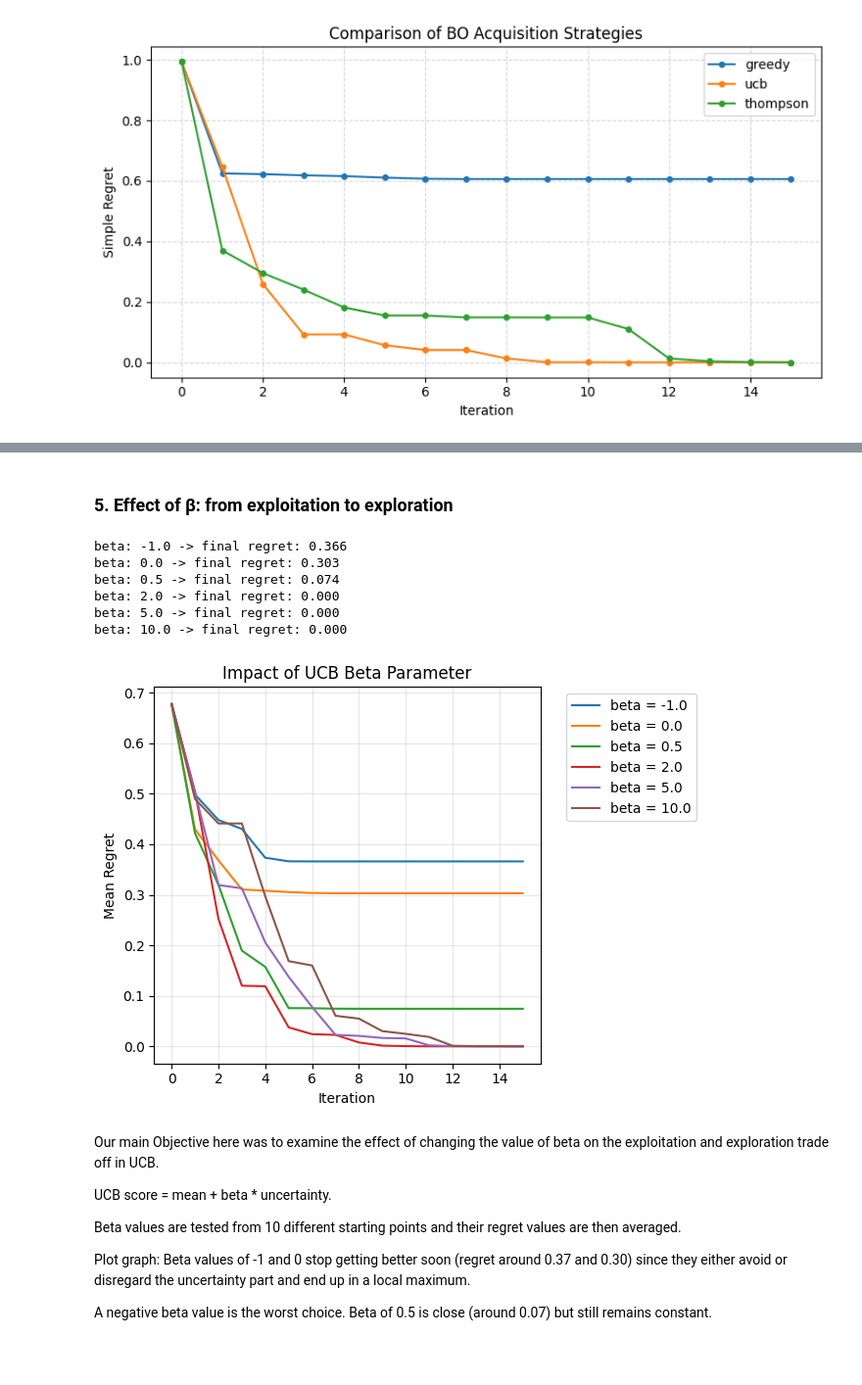
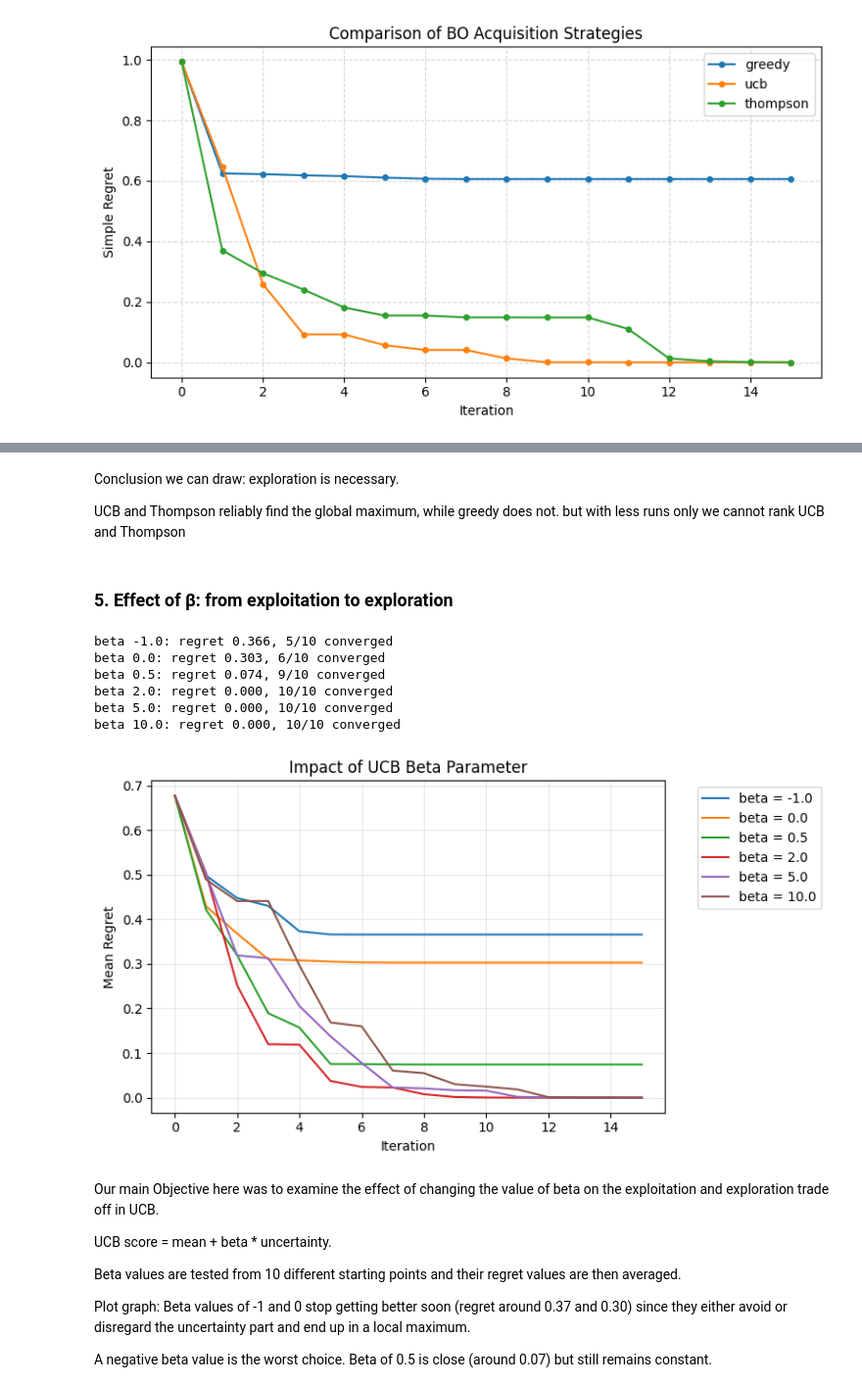
Before and after one commit to TejasDharmale/Bayesian-machine-learning-assignment, a Jupyter notebook: Bayesian_machine_learning_project.ipynb, the cells around one changed output, grey strips where cells are left out. Shown at 98% size. Cells and saved outputs as stored; diff of their text form; code cells hidden in the pictures; blank space fills up the shorter version.

```diff
--- a/Bayesian_machine_learning_project.ipynb
+++ b/Bayesian_machine_learning_project.ipynb
@@ -361,38 +300,30 @@ def fit_hyperparams(X, y, noise=0.01):
 key = jr.PRNGKey(42)
 X10 = jr.uniform(key, (10, 1))
 y10 = f(X10)
-
 print("Fitting hyperparameters...")
 best_ell, best_sf = fit_hyperparams(X10, y10)
 print(f"Optimal lengthscale: {float(best_ell[0]):.3f} | signal std: {float(best_sf[0]):.3f}")
-
 print("Running vmap for NLML curve...")
 nlml_curve = jax.vmap(lambda e: nlml(e, 1.0, X10, y10))(ELL_GRID)
-
-mu, cov_matrix = gp_posterior((X10, y10), X_test, k_SE, (best_ell, best_sf))
-std_dev = jnp.sqrt(jnp.clip(jnp.diag(cov_matrix), min=0.0))
-
+mu, cov_matrix = gp_posterior((X10, y10), X_grid, kernel, (best_ell, best_sf))
+sigma= jnp.sqrt(jnp.clip(jnp.diag(cov_matrix), min=0.0))
 fig, (ax_nlml, ax_gp) = plt.subplots(1, 2, figsize=(12, 4))
-
 ax_nlml.semilogx(ELL_GRID, nlml_curve, color='tab:blue')
 ax_nlml.axvline(float(best_ell[0]), color='crimson', linestyle='--', label='Chosen Lengthscale')
 ax_nlml.set_xlabel('Lengthscale')
 ax_nlml.set_ylabel('Negative Log Marginal Likelihood')
 ax_nlml.legend(loc='upper right')
 ax_nlml.set_title("NLML Landscape")
-
-ax_gp.plot(X_test[:, 0], f(X_test), 'k--', label='True function', alpha=0.7)
-ax_gp.plot(X_test[:, 0], mu, color='tab:blue', label='GP mean')
-
-upper_bound = mu + 2 * std_dev
-lower_bound = mu - 2 * std_dev
-ax_gp.fill_between(X_test[:, 0], lower_bound, upper_bound, color='tab:blue', alpha=0.2, label='±2σ')
+ax_gp.plot(X_grid[:, 0], f(X_grid), 'k--', label='True function', alpha=0.7)
+ax_gp.plot(X_grid[:, 0], mu, color='tab:blue', label='GP mean')
+upper_bound = mu + 2 * sigma
+lower_bound = mu - 2 * sigma
+ax_gp.fill_between(X_grid[:, 0], lower_bound, upper_bound, color='tab:blue', alpha=0.2, label='±2σ')
 ax_gp.scatter(X10[:, 0], y10, color='red', zorder=5, label='Training data')
 ax_gp.set_xlabel('x')
 ax_gp.set_ylabel('f(x)')
 ax_gp.legend(loc='lower left')
 ax_gp.set_title("GP Fit")
-
 plt.tight_layout()
 plt.show()
 # %% [output]
@@ -549,38 +478,38 @@ while greedy does not. but with 5 runs only we cannot rank UCB and Thompson
+# %% [markdown]
+Conclusion we can draw: exploration is necessary.
+
+UCB and Thompson reliably find the global maximum,
+while greedy does not. but with less runs only we cannot rank UCB and Thompson
 # %% [markdown]
 ### 5. Effect of β: from exploitation to exploration
 # %%
-# let's see how changing beta affects UCB (negative beta = crazy, high beta = super exploratory)
+# let's see how changing beta affects UCB
+plt.figure(figsize=(8, 4.5))
 for beta in [-1.0, 0.0, 0.5, 2.0, 5.0, 10.0]:
     regrets = []
-
     for seed in range(10):
-        best_values = run_bo_method(
-            f, X_grid, "ucb", 3, 15, jr.PRNGKey(seed), beta_val=beta
-        )
+        best_values = run_bo_method(f, X_grid, "ucb", 3, 15, jr.PRNGKey(seed), beta=beta)
         regrets.append(f_max - best_values)
-
     regrets = jnp.stack(regrets)
     mean_regret = regrets.mean(axis=0)
-
-    print(f"beta: {beta} -> final regret: {float(mean_regret[-1]):.3f}")
-
+    converged = int((regrets[:, -1] < 0.01).sum())
+    print(f"beta {beta}: regret {float(mean_regret[-1]):.3f}, {converged}/10 converged")
     plt.plot(mean_regret, label=f"beta = {beta}")
-
 plt.title("Impact of UCB Beta Parameter")
 plt.xlabel("Iteration")
 plt.ylabel("Mean Regret")
 plt.legend(bbox_to_anchor=(1.05, 1), loc='upper left')
 plt.grid(True, alpha=0.3)
 plt.tight_layout()
 plt.show()
 # %% [output]
-beta: -1.0 -> final regret: 0.366
-beta: 0.0 -> final regret: 0.303
-beta: 0.5 -> final regret: 0.074
-beta: 2.0 -> final regret: 0.000
-beta: 5.0 -> final regret: 0.000
-beta: 10.0 -> final regret: 0.000
+beta -1.0: regret 0.366, 5/10 converged
+beta 0.0: regret 0.303, 6/10 converged
+beta 0.5: regret 0.074, 9/10 converged
+beta 2.0: regret 0.000, 10/10 converged
+beta 5.0: regret 0.000, 10/10 converged
+beta 10.0: regret 0.000, 10/10 converged
-[figure, old version]
+[figure, new version]
 # %% [markdown]
  Our main Objective here was to examine the effect of changing the value of beta on the exploitation and exploration trade off in UCB.
 
```
Also changed, not shown: parts of 29 cells of this notebook.
